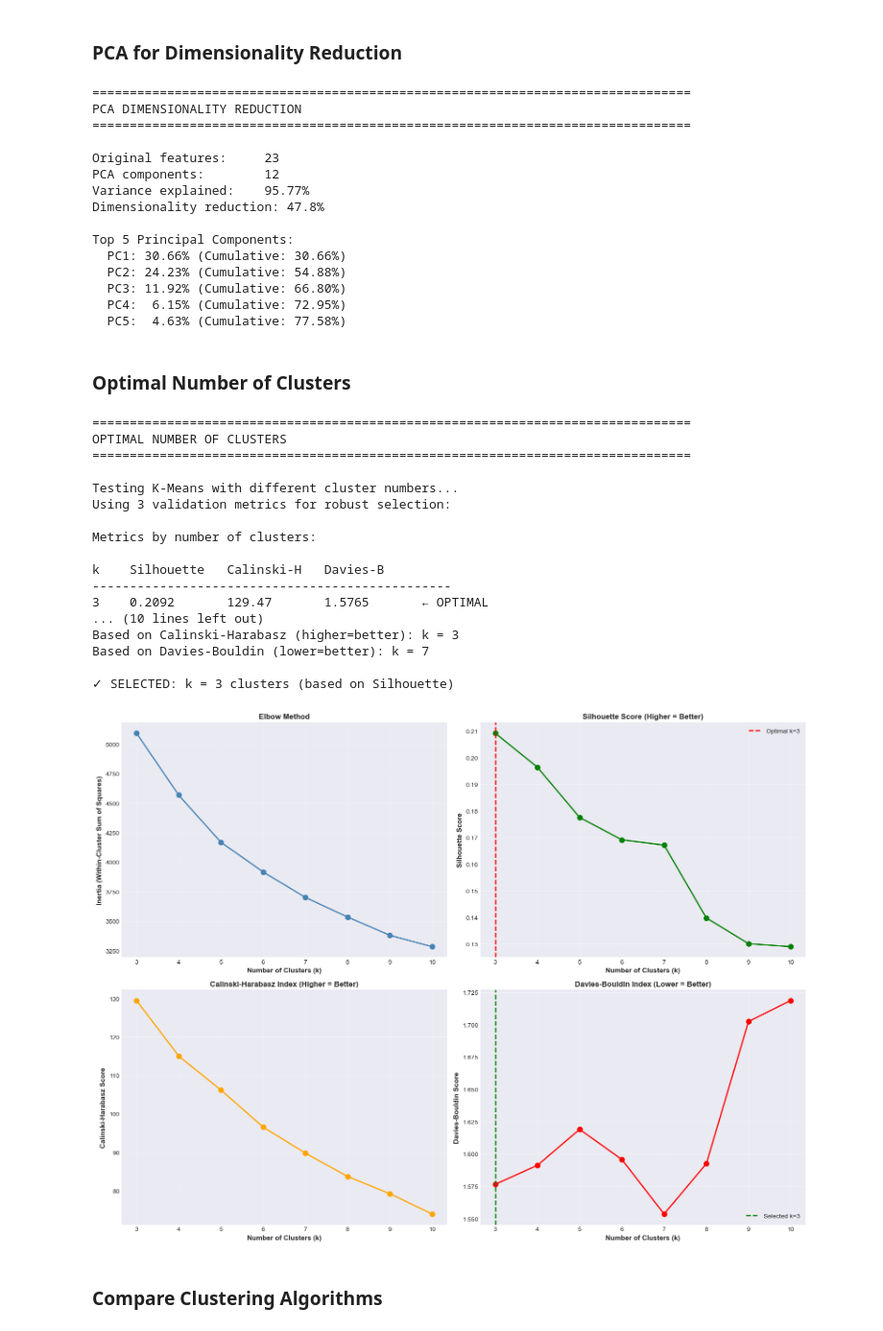
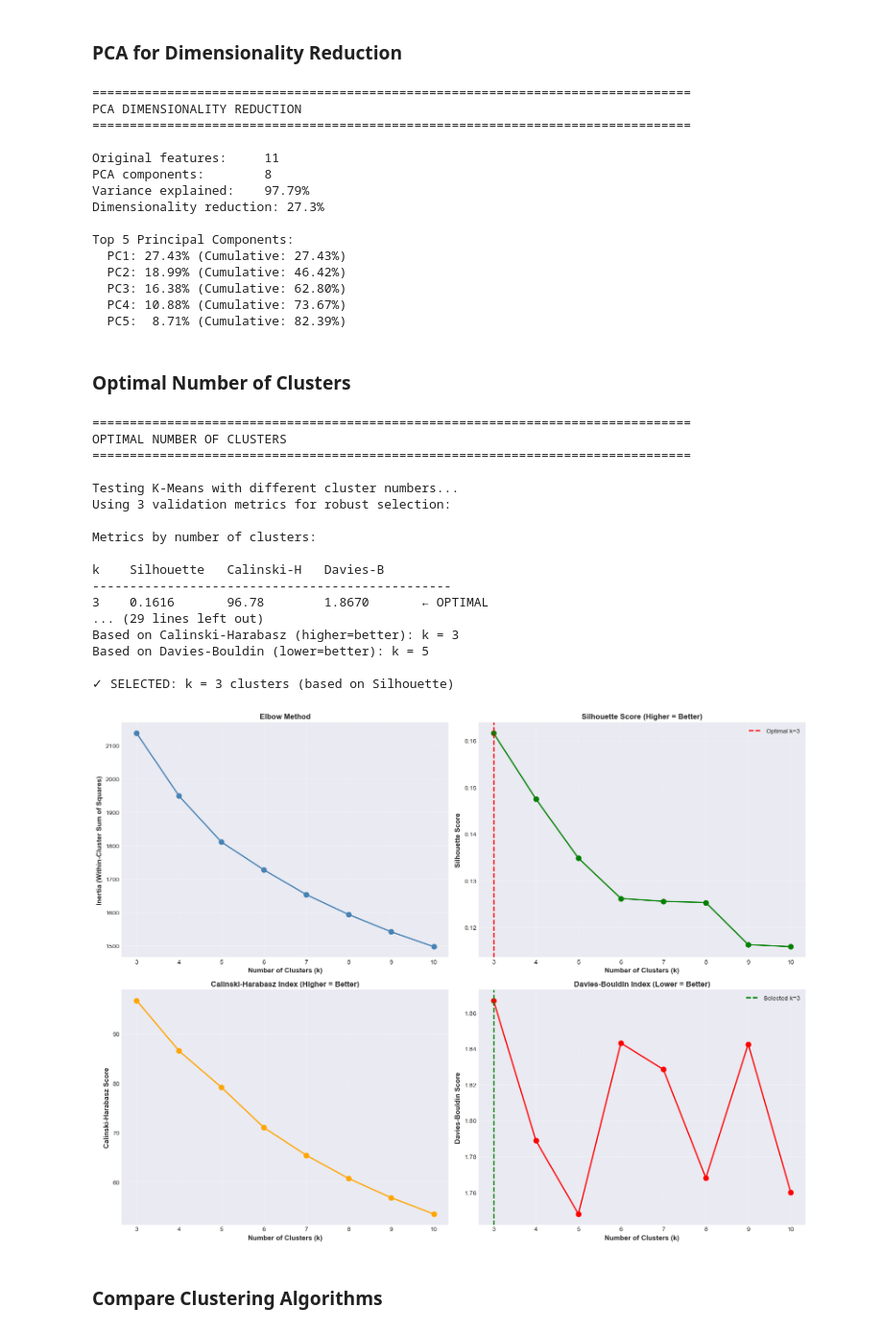
Before and after one commit to andrewkamal/Portfolio-Asset-Clustering, a Jupyter notebook: Portfolio Asset Clustering.ipynb, the cells around one changed output. Shown at 96% size. Drawn from its saved outputs; the diff is of its cells as text; code cells hidden in the pictures.

Commit message:
Updated the features and preprocessed data passed to the model

```diff
--- a/Portfolio Asset Clustering.ipynb
+++ b/Portfolio Asset Clustering.ipynb
@@ -64,36 +64,33 @@ def calculate_advanced_features(group):
         return pd.Series(features)
 
     # ===== RETURN METRICS =====
-    features['mean_return'] = returns.mean() * 252
+    mean_return = returns.mean() * 252
     features['volatility'] = returns.std() * np.sqrt(252)
-    features['sharpe_ratio'] = (features['mean_return'] / features['volatility']) if features['volatility'] > 0 else 0
+    features['sharpe_ratio'] = (mean_return / features['volatility']) if features['volatility'] > 0 else 0
 
     # Period returns
-    features['return_1m'] = (prices.iloc[-1] / prices.iloc[-21] - 1) if len(prices) >= 21 else 0
-    features['return_3m'] = (prices.iloc[-1] / prices.iloc[-63] - 1) if len(prices) >= 63 else 0
-    features['return_6m'] = (prices.iloc[-1] / prices.iloc[-126] - 1) if len(prices) >= 126 else 0
-    features['return_1y'] = (prices.iloc[-1] / prices.iloc[-252] - 1) if len(prices) >= 252 else 0
+    #features['return_1y'] = (prices.iloc[-1] / prices.iloc[-252] - 1) if len(prices) >= 252 else 0
 
     # ===== RISK METRICS =====
     # Downside risk
     downside_returns = returns[returns < 0]
     features['downside_dev'] = downside_returns.std() * np.sqrt(252) if len(downside_returns) > 0 else 0
-    features['sortino_ratio'] = (features['mean_return'] / features['downside_dev']) if features['downside_dev'] > 0 else 0
+    #features['sortino_ratio'] = (features['mean_return'] / features['downside_dev']) if features['downside_dev'] > 0 else 0
 
     # Maximum drawdown
     cumulative = (1 + returns).cumprod()
     running_max = cumulative.expanding().max()
     drawdown = (cumulative - running_max) / running_max
-    features['max_drawdown'] = abs(drawdown.min())
-    features['calmar_ratio'] = (features['mean_return'] / features['max_drawdown']) if features['max_drawdown'] > 0 else 0
+    #features['max_drawdown'] = abs(drawdown.min())
+    #features['calmar_ratio'] = (features['mean_return'] / features['max_drawdown']) if features['max_drawdown'] > 0 else 0
 
     # VaR and CVaR
     features['var_95'] = abs(returns.quantile(0.05))
-    features['cvar_95'] = abs(returns[returns <= returns.quantile(0.05)].mean())
+    #features['cvar_95'] = abs(returns[returns <= returns.quantile(0.05)].mean())
 
     # ===== DISTRIBUTION FEATURES =====
-    features['skewness'] = returns.skew()
-    features['kurtosis'] = returns.kurtosis()
+    #features['skewness'] = returns.skew()
+    #features['kurtosis'] = returns.kurtosis()
 
     # Tail ratios
     positive_returns = returns[returns > 0]
@@ -115,16 +112,16 @@ def calculate_advanced_features(group):
     sma_50 = prices.rolling(50).mean()
     sma_200 = prices.rolling(200).mean()
     features['price_to_sma50'] = prices.iloc[-1] / sma_50.iloc[-1] if len(sma_50) > 0 else 1
-    features['price_to_sma200'] = prices.iloc[-1] / sma_200.iloc[-1] if len(sma_200) > 0 else 1
-    features['sma50_to_sma200'] = sma_50.iloc[-1] / sma_200.iloc[-1] if len(sma_200) > 0 else 1
+    #features['price_to_sma200'] = prices.iloc[-1] / sma_200.iloc[-1] if len(sma_200) > 0 else 1
+    #features['sma50_to_sma200'] = sma_50.iloc[-1] / sma_200.iloc[-1] if len(sma_200) > 0 else 1
 
     # ===== VOLATILITY DYNAMICS =====
     # Rolling volatility
     vol_20 = returns.rolling(20).std() * np.sqrt(252)
     vol_60 = returns.rolling(60).std() * np.sqrt(252)
-    features['vol_20d'] = vol_20.iloc[-1] if len(vol_20) > 0 else 0
-    features['vol_60d'] = vol_60.iloc[-1] if len(vol_60) > 0 else 0
-    features['vol_ratio'] = features['vol_20d'] / features['vol_60d'] if features['vol_60d'] > 0 else 1
+    #features['vol_20d'] = vol_20.iloc[-1] if len(vol_20) > 0 else 0
+    #features['vol_60d'] = vol_60.iloc[-1] if len(vol_60) > 0 else 0
+    #features['vol_ratio'] = features['vol_20d'] / features['vol_60d'] if features['vol_60d'] > 0 else 1
 
     # ===== AUTOCORRELATION =====
     features['autocorr_1'] = returns.autocorr(lag=1) if len(returns) > 1 else 0
@@ -369,17 +366,17 @@ features_pca_df.to_csv('03_features_pca.csv')
 PCA DIMENSIONALITY REDUCTION
 ================================================================================
 
-Original features:     23
-PCA components:        12
-Variance explained:    95.77%
-Dimensionality reduction: 47.8%
+Original features:     11
+PCA components:        8
+Variance explained:    97.79%
+Dimensionality reduction: 27.3%
 
 Top 5 Principal Components:
-  PC1: 30.66% (Cumulative: 30.66%)
-  PC2: 24.23% (Cumulative: 54.88%)
-  PC3: 11.92% (Cumulative: 66.80%)
-  PC4:  6.15% (Cumulative: 72.95%)
-  PC5:  4.63% (Cumulative: 77.58%)
+  PC1: 27.43% (Cumulative: 27.43%)
+  PC2: 18.99% (Cumulative: 46.42%)
+  PC3: 16.38% (Cumulative: 62.80%)
+  PC4: 10.88% (Cumulative: 73.67%)
+  PC5:  8.71% (Cumulative: 82.39%)
 # %% [markdown]
 ### Optimal Number of Clusters
 # %%
@@ -389,6 +386,9 @@ print(f"{'='*80}")
 
 print("\nTesting K-Means with different cluster numbers...")
 print("Using 3 validation metrics for robust selection:\n")
+
+features_scaled = pd.read_csv('02_features_preprocessed.csv').drop(columns=['Ticker'])
+#features_scaled = numerical_features
 
 # Test range of k values
 k_range = range(3, 11)
@@ -399,12 +399,12 @@ davies_bouldin_scores = []
 
 for k in k_range:
     kmeans = KMeans(n_clusters=k, random_state=42, n_init=20)
-    labels = kmeans.fit_predict(features_pca)
+    labels = kmeans.fit_predict(features_scaled)
 
     inertias.append(kmeans.inertia_)
-    silhouette_scores.append(silhouette_score(features_pca, labels))
-    calinski_scores.append(calinski_harabasz_score(features_pca, labels))
-    davies_bouldin_scores.append(davies_bouldin_score(features_pca, labels))
+    silhouette_scores.append(silhouette_score(features_scaled, labels))
+    calinski_scores.append(calinski_harabasz_score(features_scaled, labels))
+    davies_bouldin_scores.append(davies_bouldin_score(features_scaled, labels))
 
 # Find optimal k based on different metrics
 optimal_k_silhouette = k_range[np.argmax(silhouette_scores)]
@@ -457,37 +457,37 @@ axes[1, 0].grid(True, alpha=0.3)
 axes[1, 0].set_xticks(k_range)
 
 # Davies-Bouldin
 axes[1, 1].plot(k_range, davies_bouldin_scores, 'o-', linewidth=2, markersize=8, color='red')
 axes[1, 1].axvline(x=optimal_k, color='g', linestyle='--', linewidth=2, label=f'Selected k={optimal_k}')
 axes[1, 1].set_xlabel('Number of Clusters (k)', fontsize=11, fontweight='bold')
 axes[1, 1].set_ylabel('Davies-Bouldin Score', fontsize=11, fontweight='bold')
 axes[1, 1].set_title('Davies-Bouldin Index (Lower = Better)', fontsize=12, fontweight='bold')
 axes[1, 1].legend(loc='best', fontsize=10)
 axes[1, 1].grid(True, alpha=0.3)
 axes[1, 1].set_xticks(k_range)
 
 plt.tight_layout()
 plt.savefig('04_optimal_clusters.png', dpi=300, bbox_inches='tight')
 plt.show()
 # %% [output]
 ================================================================================
 OPTIMAL NUMBER OF CLUSTERS
 ================================================================================
 
 Testing K-Means with different cluster numbers...
 Using 3 validation metrics for robust selection:
 
 Metrics by number of clusters:
 
 k    Silhouette   Calinski-H   Davies-B
 ------------------------------------------------
-3    0.2092       129.47       1.5765       ← OPTIMAL
-... (10 lines left out)
+3    0.1616       96.78        1.8670       ← OPTIMAL
+... (29 lines left out)
 Based on Calinski-Harabasz (higher=better): k = 3
-Based on Davies-Bouldin (lower=better): k = 7
+Based on Davies-Bouldin (lower=better): k = 5
 
 ✓ SELECTED: k = 3 clusters (based on Silhouette)
-[figure, old version]
+[figure, new version]
 # %% [markdown]
 ### Compare Clustering Algorithms
 # %%
```
Also changed, not shown: parts of 6 cells of this notebook, 5 other files.
